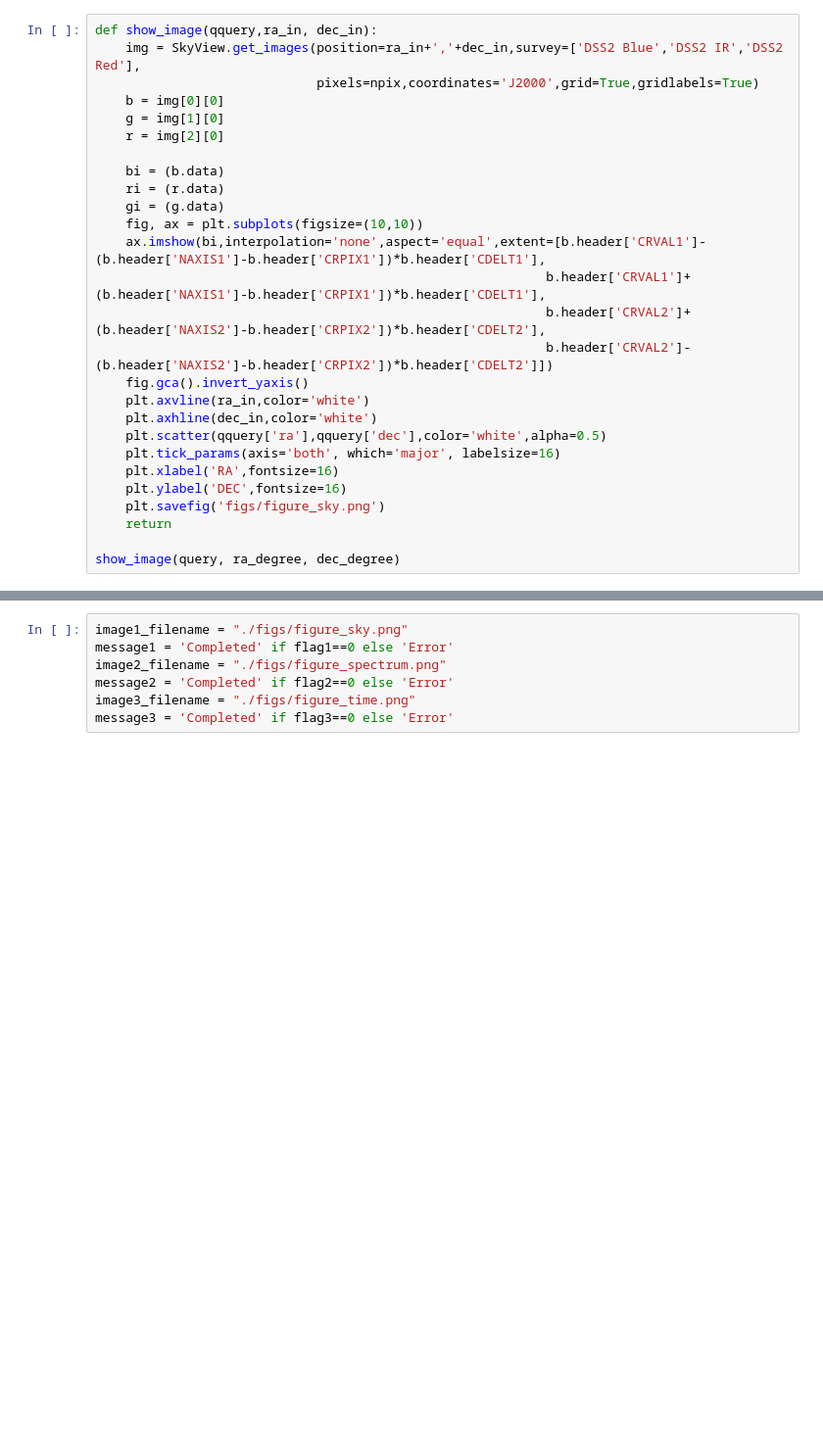
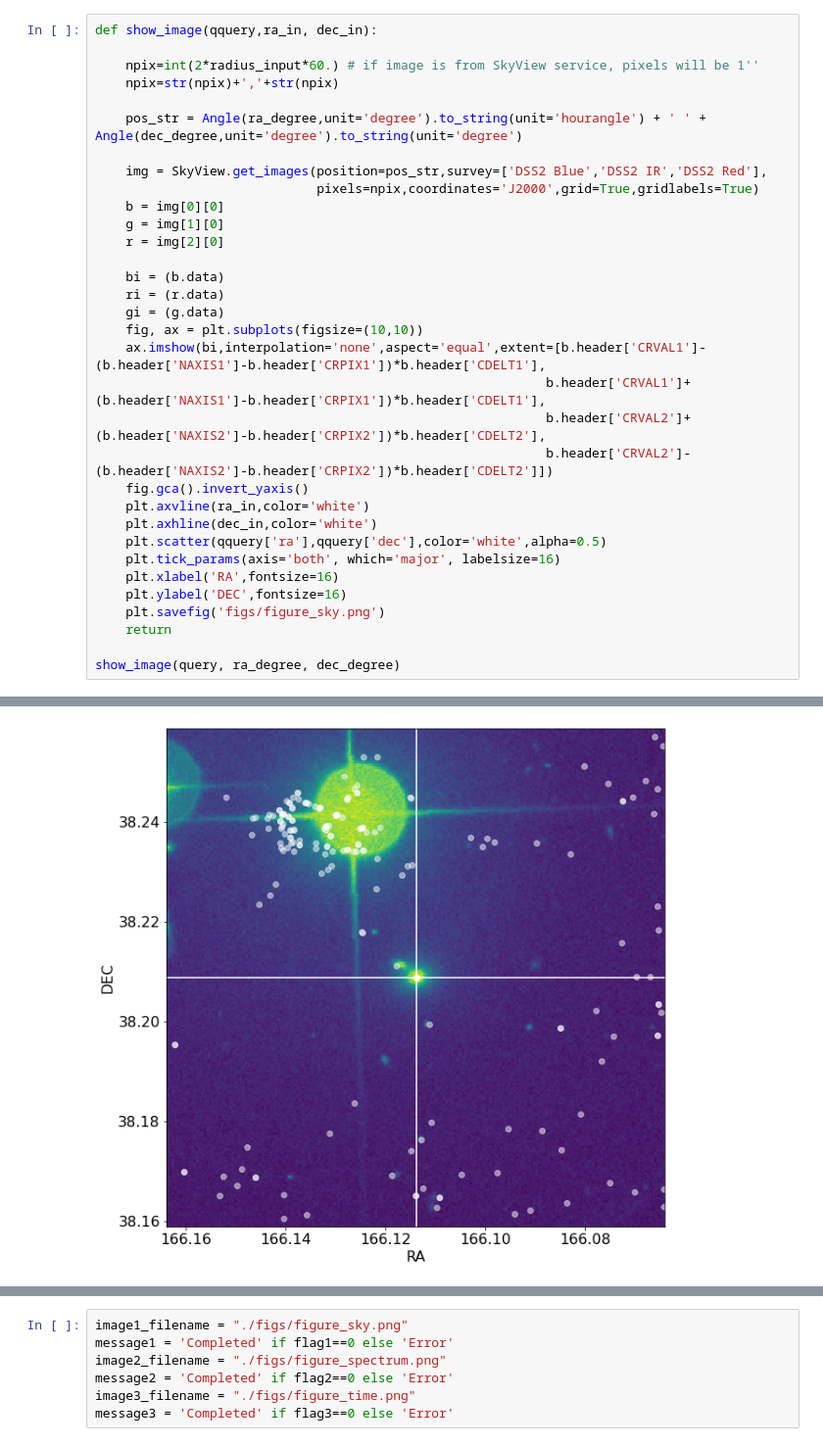
Before and after one commit to volodymyrss/renku-aqs-test-case-obsolete, a Jupyter notebook: final.ipynb, the cells around one changed output, grey strips where cells are left out. Shown: that part at 98% size. Saved outputs shown, nothing was run; the diff lists cells and outputs as text; blank space fills up the shorter version.

```diff
--- a/final.ipynb
+++ b/final.ipynb
@@ -89,7 +90,13 @@ else:
     query=None
 # %%
 def show_image(qquery,ra_in, dec_in):
-    img = SkyView.get_images(position=ra_in+','+dec_in,survey=['DSS2 Blue','DSS2 IR','DSS2 Red'],
+
+    npix=int(2*radius_input*60.) # if image is from SkyView service, pixels will be 1''
+    npix=str(npix)+','+str(npix)
+
+    pos_str = Angle(ra_degree,unit='degree').to_string(unit='hourangle') + ' ' + Angle(dec_degree,unit='degree').to_string(unit='degree')
+
+    img = SkyView.get_images(position=pos_str,survey=['DSS2 Blue','DSS2 IR','DSS2 Red'],
                              pixels=npix,coordinates='J2000',grid=True,gridlabels=True)
     b = img[0][0]
     g = img[1][0]
@@ -114,3 +121,4 @@ def show_image(qquery,ra_in, dec_in):
     return
 
 show_image(query, ra_degree, dec_degree)
+# %% [output]
@@ -117,3 +126,4 @@ show_image(query, ra_degree, dec_degree)
+[figure, added]
 # %%
 def pplot(qquery, ra_in, dec_in, primary=True):
     if qquery==None:
```
Also changed, not shown: parts of 7 cells of this notebook.
